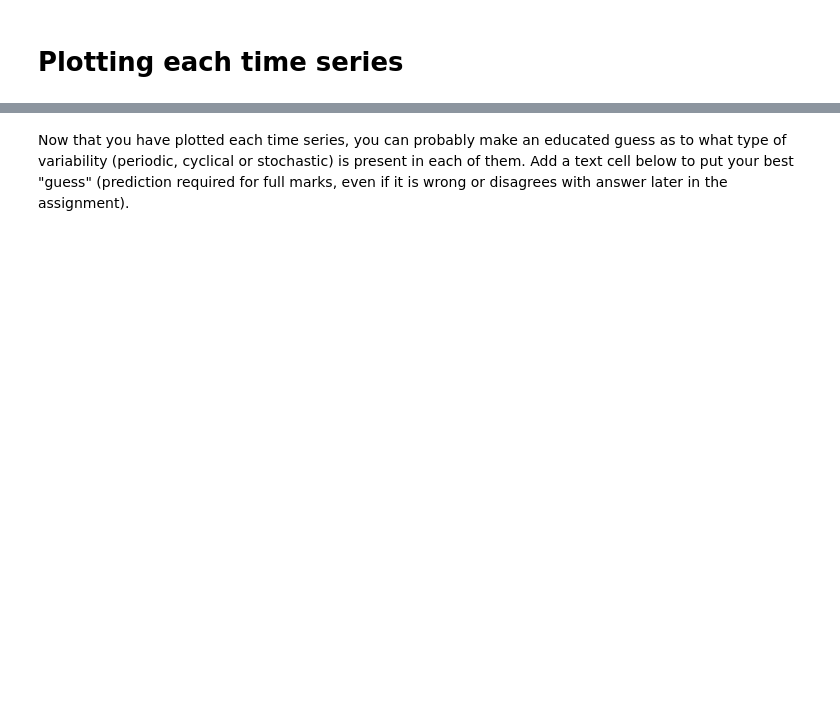
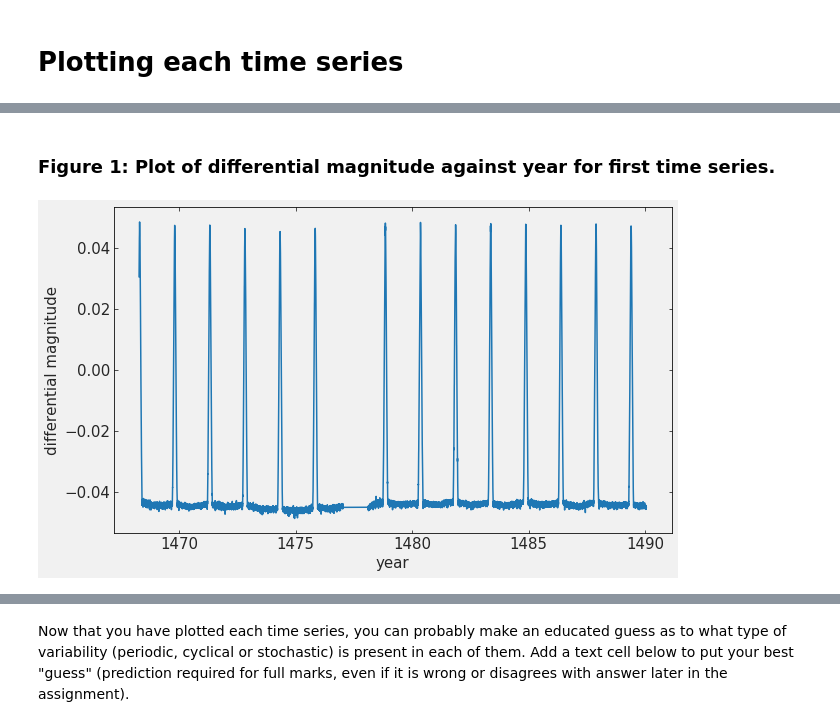
Before and after one commit to narayan-paudel/DSPS_EPAUDEL, a Jupyter notebook: HW11_epaudel/TESSlightcurves.ipynb, the cells around one changed output, grey strips where cells are left out. Saved outputs shown, nothing was run; the diff lists cells and outputs as text; code cells hidden in the pictures; blank space fills up the shorter version.

```diff
--- a/HW11_epaudel/TESSlightcurves.ipynb
+++ b/HW11_epaudel/TESSlightcurves.ipynb
@@ -22,0 +42,2 @@ from astropy.stats import LombScargle
+# %%
+timeseries2 = pd.read_csv("https://raw.githubusercontent.com/narayan-paudel/DSPS_EPAUDEL/master/HW11_epaudel/146879345.rw",header=None, names=("date","mag"), sep=" ")
@@ -22,0 +53,4 @@ from astropy.stats import LombScargle
+# %%
+timeseries2 = timeseries2.dropna(axis=0, how='all')
+timeseries2 = timeseries2.dropna(axis=1, how='all')
+(timeseries2.isna().sum()>0).sum()
@@ -26,0 +85,9 @@ from astropy.stats import LombScargle
+# %% [markdown]
+### Figure 1: Plot of differential magnitude against year for first time series.
+# %%
+plt.figure(figsize=(10,6))
+plt.plot(timeseries2.date, timeseries2.mag)
+plt.xlabel("year")
+plt.ylabel("differential magnitude");
+# %% [output]
+[figure, added]
```
Also changed, not shown: parts of 23 cells of this notebook.
